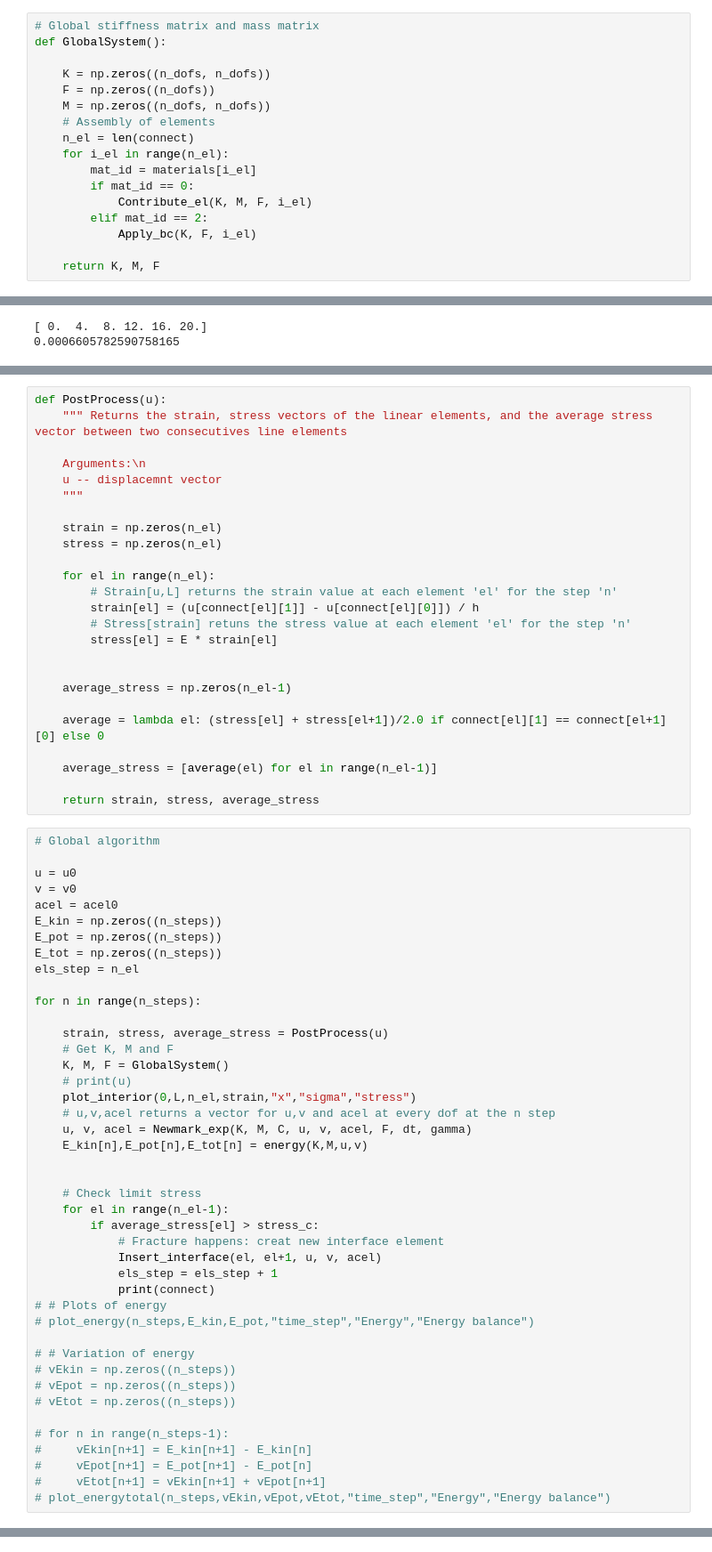
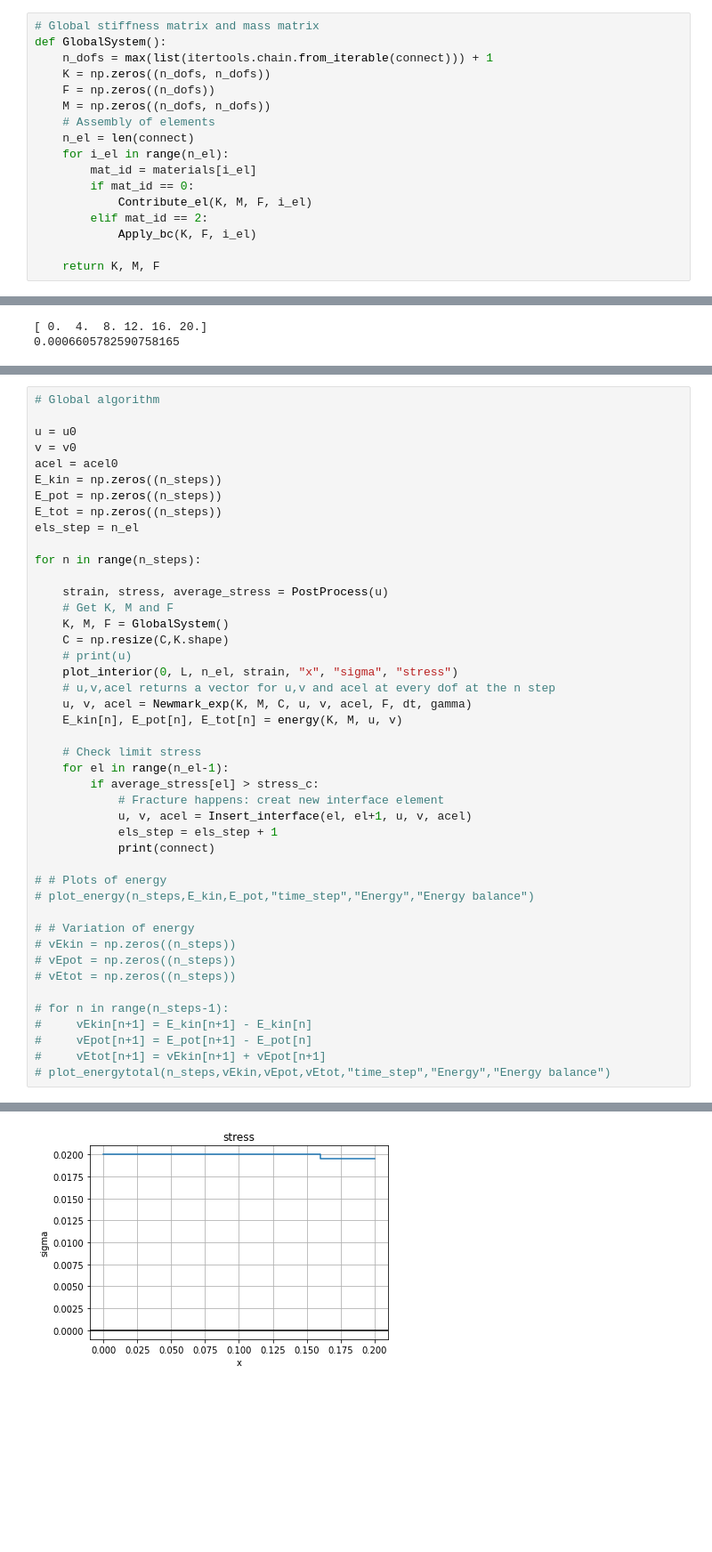
Before and after one commit to raquel-dantas/DynFrag1D, a Jupyter notebook: cohesive_elem_imp.ipynb, the cells around one changed output, grey strips where cells are left out. Shown at 89% size. Drawn from its saved outputs; the diff is of its cells as text; blank space fills up the shorter version.

Commit message:
Update no errors in process

```diff
--- a/cohesive_elem_imp.ipynb
+++ b/cohesive_elem_imp.ipynb
@@ -43,7 +42,7 @@ def Contribute_el(K, M, F, i_el):
 # %%
 # Global stiffness matrix and mass matrix
 def GlobalSystem():
-
+    n_dofs = max(list(itertools.chain.from_iterable(connect))) + 1
     K = np.zeros((n_dofs, n_dofs))
     F = np.zeros((n_dofs))
     M = np.zeros((n_dofs, n_dofs))
@@ -302,28 +326,3 @@ def Force_interface(u):
-# %%
-def PostProcess(u):
-    """ Returns the strain, stress vectors of the linear elements, and the average stress vector between two consecutives line elements
-
-    Arguments:\n
-    u -- displacemnt vector
-    """
-
-    strain = np.zeros(n_el)
-    stress = np.zeros(n_el)
-
-    for el in range(n_el):
-        # Strain[u,L] returns the strain value at each element 'el' for the step 'n'
-        strain[el] = (u[connect[el][1]] - u[connect[el][0]]) / h
-        # Stress[strain] retuns the stress value at each element 'el' for the step 'n'
-        stress[el] = E * strain[el]
-
-
-    average_stress = np.zeros(n_el-1)
-
-    average = lambda el: (stress[el] + stress[el+1])/2.0 if connect[el][1] == connect[el+1][0] else 0
-
-    average_stress = [average(el) for el in range(n_el-1)]
-
-    return strain, stress, average_stress
 # %%
 # Global algorithm
 
@@ -340,20 +339,21 @@ for n in range(n_steps):
     strain, stress, average_stress = PostProcess(u)
     # Get K, M and F
     K, M, F = GlobalSystem()
+    C = np.resize(C,K.shape)
     # print(u)
-    plot_interior(0,L,n_el,strain,"x","sigma","stress")
+    plot_interior(0, L, n_el, strain, "x", "sigma", "stress")
     # u,v,acel returns a vector for u,v and acel at every dof at the n step
     u, v, acel = Newmark_exp(K, M, C, u, v, acel, F, dt, gamma)
-    E_kin[n],E_pot[n],E_tot[n] = energy(K,M,u,v)
-
+    E_kin[n], E_pot[n], E_tot[n] = energy(K, M, u, v)
 
     # Check limit stress
     for el in range(n_el-1):
         if average_stress[el] > stress_c:
             # Fracture happens: creat new interface element
-            Insert_interface(el, el+1, u, v, acel)
+            u, v, acel = Insert_interface(el, el+1, u, v, acel)
             els_step = els_step + 1
             print(connect)
+
 # # Plots of energy
 # plot_energy(n_steps,E_kin,E_pot,"time_step","Energy","Energy balance")
 
@@ -377,0 +377 @@ IndexError: index 6 is out of bounds for axis 0 with size 6
+[figure, added]
```
Also changed, not shown: parts of 9 cells of this notebook.
